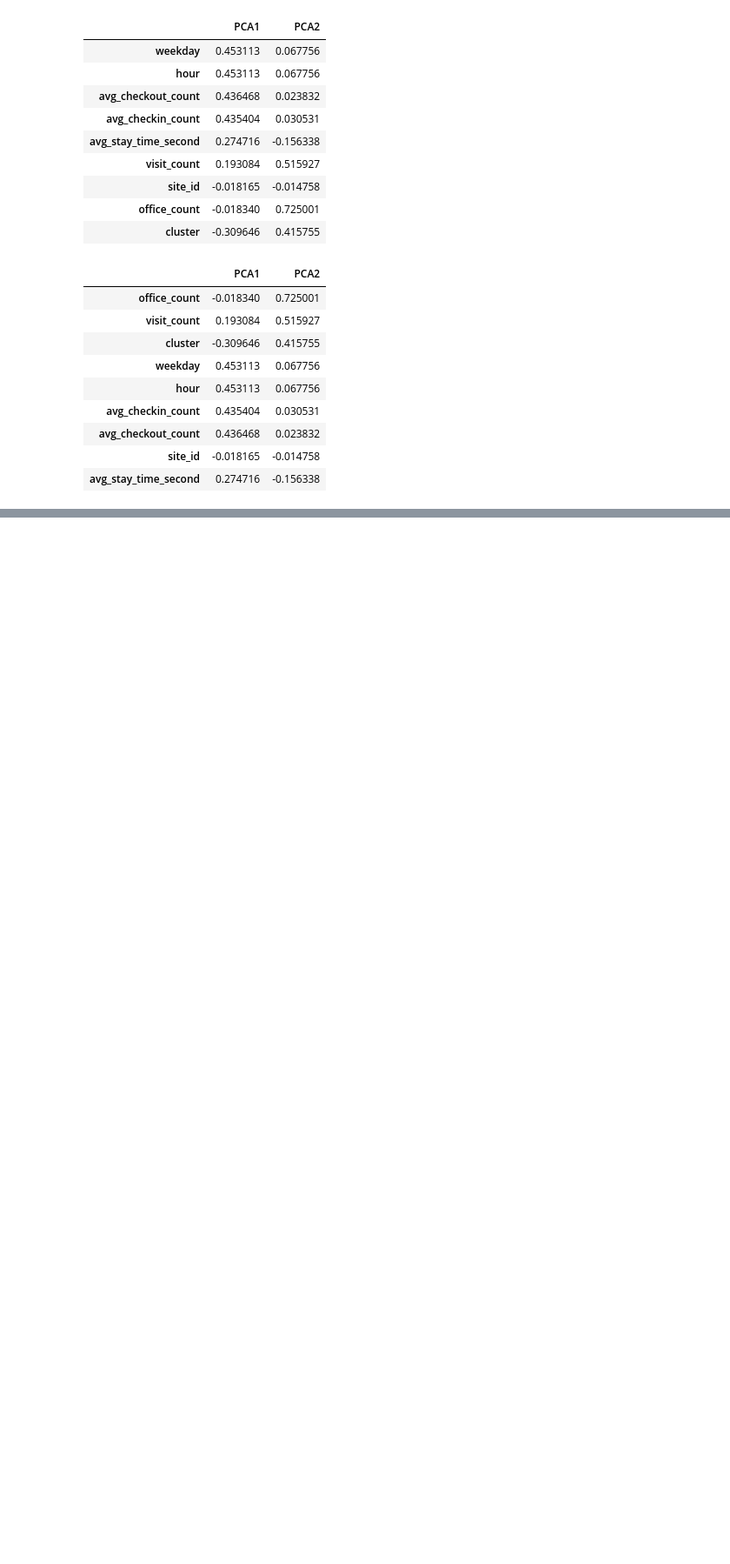
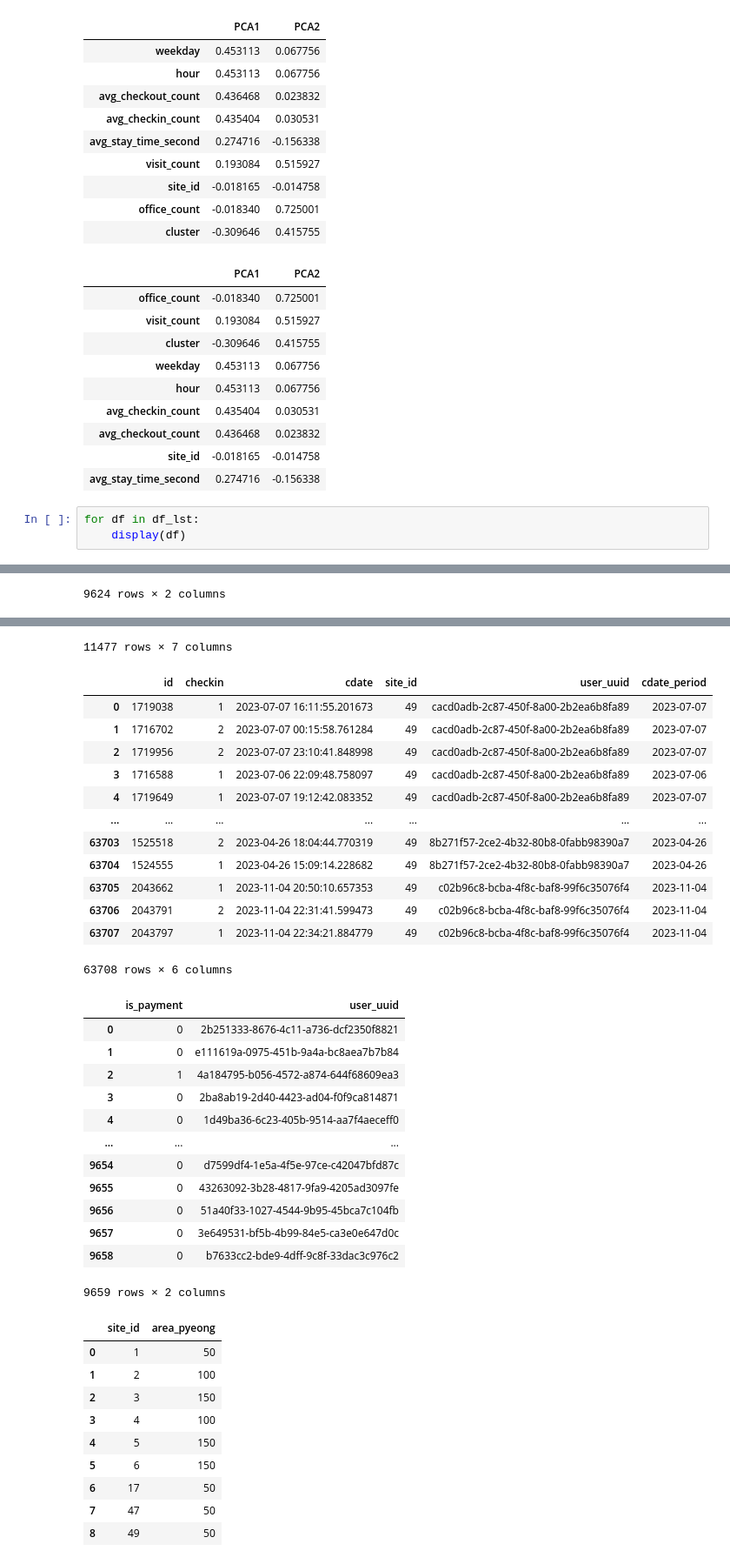
Before and after one commit to saeraniren/intermediate_project2, a Jupyter notebook: lwc_main.ipynb, the cells around one changed output, grey strips where cells are left out. Shown at 87% size. Cells and saved outputs as stored; diff of their text form; blank space fills up the shorter version.

```diff
--- a/lwc_main.ipynb
+++ b/lwc_main.ipynb
@@ -900,3 +879,7 @@ display(pca_components.T.sort_values(by='PCA2', ascending=False))  # PCA2에 영
 | avg_checkout_count | 0.436468 | 0.023832 |
 | site_id | -0.018165 | -0.014758 |
 | avg_stay_time_second | 0.274716 | -0.156338 |
+# %%
+for df in df_lst:
+    display(df)
+# %% [output]
@@ -902,0 +898 @@ display(pca_components.T.sort_values(by='PCA2', ascending=False))  # PCA2에 영
+9624 rows × 2 columns
@@ -902,0 +911,37 @@ display(pca_components.T.sort_values(by='PCA2', ascending=False))  # PCA2에 영
+11477 rows × 7 columns
+|  | id | checkin | cdate | site_id | user_uuid | cdate_period |
+| 0 | 1719038 | 1 | 2023-07-07 16:11:55.201673 | 49 | cacd0adb-2c87-450f-8a00-2b2ea6b8fa89 | 2023-07-07 |
+| 1 | 1716702 | 2 | 2023-07-07 00:15:58.761284 | 49 | cacd0adb-2c87-450f-8a00-2b2ea6b8fa89 | 2023-07-07 |
+| 2 | 1719956 | 2 | 2023-07-07 23:10:41.848998 | 49 | cacd0adb-2c87-450f-8a00-2b2ea6b8fa89 | 2023-07-07 |
+| 3 | 1716588 | 1 | 2023-07-06 22:09:48.758097 | 49 | cacd0adb-2c87-450f-8a00-2b2ea6b8fa89 | 2023-07-06 |
+| 4 | 1719649 | 1 | 2023-07-07 19:12:42.083352 | 49 | cacd0adb-2c87-450f-8a00-2b2ea6b8fa89 | 2023-07-07 |
+| ... | ... | ... | ... | ... | ... | ... |
+| 63703 | 1525518 | 2 | 2023-04-26 18:04:44.770319 | 49 | 8b271f57-2ce2-4b32-80b8-0fabb98390a7 | 2023-04-26 |
+| 63704 | 1524555 | 1 | 2023-04-26 15:09:14.228682 | 49 | 8b271f57-2ce2-4b32-80b8-0fabb98390a7 | 2023-04-26 |
+| 63705 | 2043662 | 1 | 2023-11-04 20:50:10.657353 | 49 | c02b96c8-bcba-4f8c-baf8-99f6c35076f4 | 2023-11-04 |
+| 63706 | 2043791 | 2 | 2023-11-04 22:31:41.599473 | 49 | c02b96c8-bcba-4f8c-baf8-99f6c35076f4 | 2023-11-04 |
+| 63707 | 2043797 | 1 | 2023-11-04 22:34:21.884779 | 49 | c02b96c8-bcba-4f8c-baf8-99f6c35076f4 | 2023-11-04 |
+63708 rows × 6 columns
+|  | is_payment | user_uuid |
+| 0 | 0 | 2b251333-8676-4c11-a736-dcf2350f8821 |
+| 1 | 0 | e111619a-0975-451b-9a4a-bc8aea7b7b84 |
+| 2 | 1 | 4a184795-b056-4572-a874-644f68609ea3 |
+| 3 | 0 | 2ba8ab19-2d40-4423-ad04-f0f9ca814871 |
+| 4 | 0 | 1d49ba36-6c23-405b-9514-aa7f4aeceff0 |
+| ... | ... | ... |
+| 9654 | 0 | d7599df4-1e5a-4f5e-97ce-c42047bfd87c |
+| 9655 | 0 | 43263092-3b28-4817-9fa9-4205ad3097fe |
+| 9656 | 0 | 51a40f33-1027-4544-9b95-45bca7c104fb |
+| 9657 | 0 | 3e649531-bf5b-4b99-84e5-ca3e0e647d0c |
+| 9658 | 0 | b7633cc2-bde9-4dff-9c8f-33dac3c976c2 |
+9659 rows × 2 columns
+|  | site_id | area_pyeong |
+| 0 | 1 | 50 |
+| 1 | 2 | 100 |
+| 2 | 3 | 150 |
+| 3 | 4 | 100 |
+| 4 | 5 | 150 |
+| 5 | 6 | 150 |
+| 6 | 17 | 50 |
+| 7 | 47 | 50 |
+| 8 | 49 | 50 |
```
Also changed, not shown: parts of 17 cells of this notebook.
